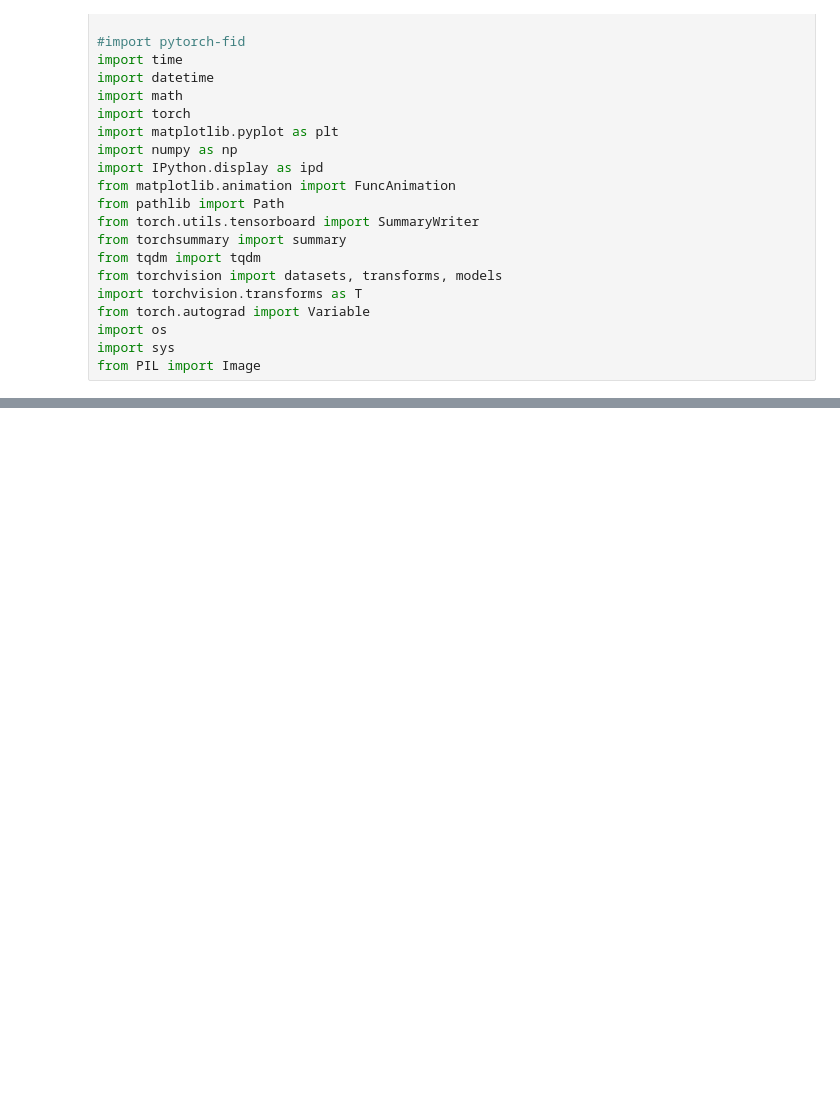
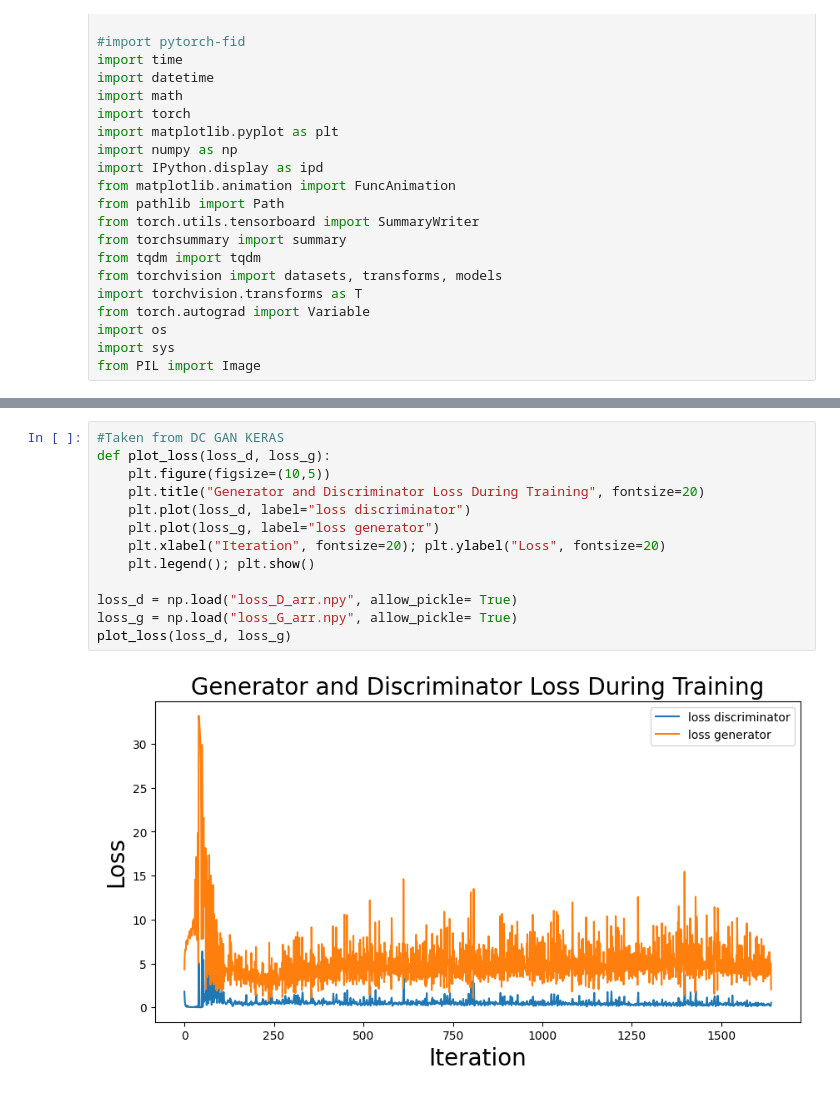
Before and after one commit to champfish/project-xray, a Jupyter notebook: pytorchCGAN.ipynb, the cells around one changed output, grey strips where cells are left out. Cells and saved outputs as stored; diff of their text form; blank space fills up the shorter version.

Commit message:
added plot code

```diff
--- a/pytorchCGAN.ipynb
+++ b/pytorchCGAN.ipynb
@@ -278,0 +288,15 @@ Generator(
+# %%
+#Taken from DC GAN KERAS
+def plot_loss(loss_d, loss_g):
+    plt.figure(figsize=(10,5))
+    plt.title("Generator and Discriminator Loss During Training", fontsize=20)
+    plt.plot(loss_d, label="loss discriminator")
+    plt.plot(loss_g, label="loss generator")
+    plt.xlabel("Iteration", fontsize=20); plt.ylabel("Loss", fontsize=20)
+    plt.legend(); plt.show()
+
+loss_d = np.load("loss_D_arr.npy", allow_pickle= True)
+loss_g = np.load("loss_G_arr.npy", allow_pickle= True)
+plot_loss(loss_d, loss_g)
+# %% [output]
+[figure, added]
```
Also changed, not shown: parts of 3 cells of this notebook, 6 other files.
